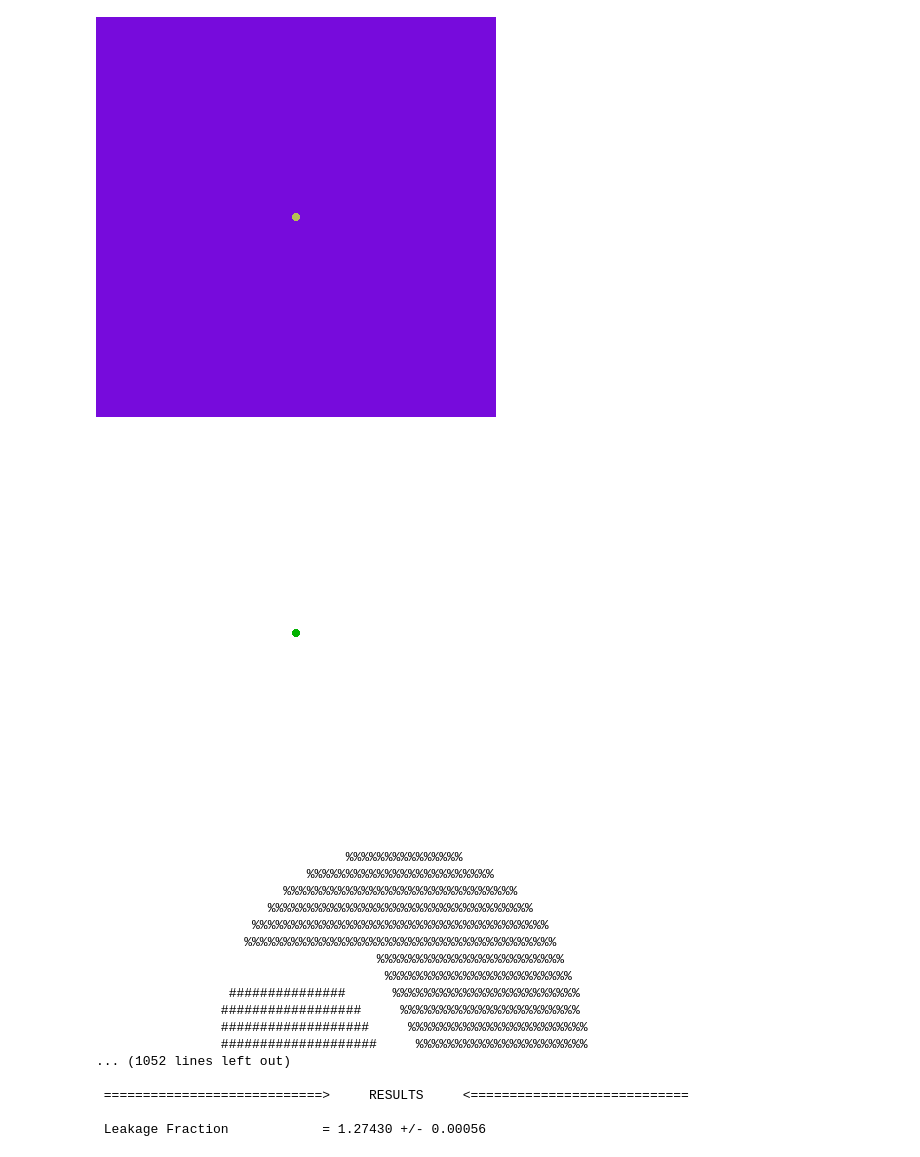
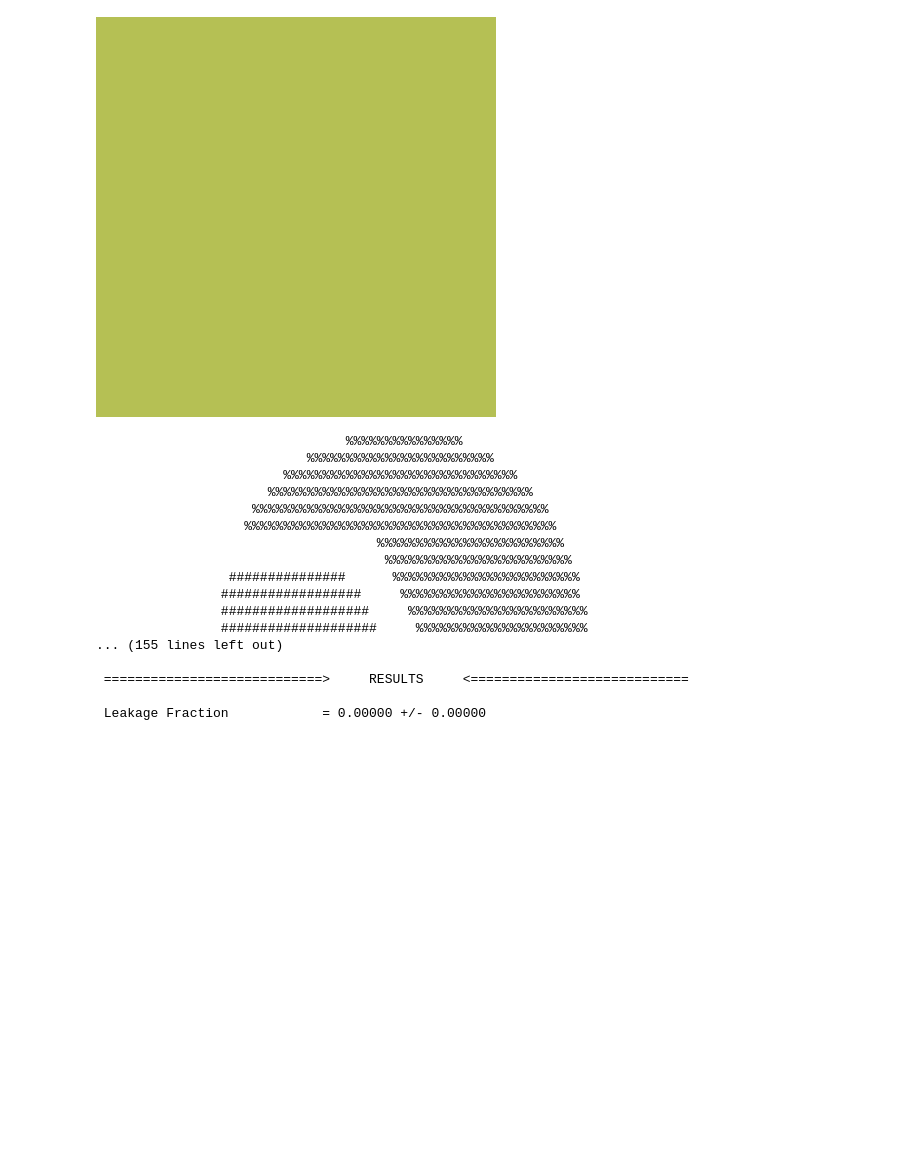
Before and after one commit to johvincau/mcnp-primer-to-openmc, a Jupyter notebook: ex41_residual_nuclei_tally.ipynb, the cells around one changed output. Drawn from its saved outputs; the diff is of its cells as text; code cells hidden in the pictures; blank space fills up the shorter version.

```diff
--- a/ex41_residual_nuclei_tally.ipynb
+++ b/ex41_residual_nuclei_tally.ipynb
@@ -14,13 +16,13 @@ import pathlib
 # Material Definition
 p = 'wo'
 m1 = openmc.Material()
-m1.add_nuclide('Pb208',1.0,p)
-m1.set_density('g/cc',11.0)
+m1.add_element('Pb',1.0)
+m1.set_density('g/cc',11)
 
 materials = openmc.Materials([m1])
 # %%
 # Surface Specification
-s1 = openmc.Sphere(r=1, boundary_type='vacuum')
+s1 = openmc.Sphere(r=100, boundary_type='vacuum')
 
 # Cell specification
 c1 = openmc.Cell(fill=m1,region=-s1)
@@ -32,12 +34,12 @@ The openmc.ParticleProductionFilter may provide an adjacent capability.
 # %%
 # Tally specification
 f8 = openmc.Tally()
-f8.filters = []
-f8.filters.append(openmc.ParticleProductionFilter(['electron','proton','gamma'],
-                                                  energies=np.logspace(-10,10,5,base=10)))
-#f8.filters.append(openmc.CellFilter(c1))
-f8.scores = ['flux']
+#f8.filters = [openmc.CellFilter([c1]), openmc.EnergyFilter(np.logspace(-3,8,12,base=10)),openmc.ParticleFilter(['electron','photon'])]
 
+f8.filters.append(openmc.ParticleProductionFilter(['electron','photon','gamma'],energies=np.logspace(4,10,7,base=10)))
+#f8.filters.append(openmc.ParticleFilter(['electron','gamma']))
+
+f8.scores = ['events']
 tallies = openmc.Tallies(tallies=[f8])
 # %% [markdown]
 The source specification in this case is a 1.2 GeV beam source of protons proceeding with a direction of DIR = (0,0,1) and velocity unit vector (0,0,1).
@@ -78,8 +78,8 @@ settings.run_mode='fixed source'
 source = openmc.IndependentSource()
 source.space = openmc.stats.Point((0,0,1))
 source.angle = openmc.stats.Monodirectional((0,0,-1))
-source.particle = 'neutron'
-source.energy = openmc.stats.delta_function(1e7) # energy in eV
+source.particle = 'photon'
+source.energy = openmc.stats.delta_function(1e7)
 
 # Enable photon transport
 settings.photon_transport = True
@@ -87,37 +87,33 @@ settings.photon_transport = True
 # fluorescence photons and auger electrons enabled
 settings.atomic_relaxation = True
 
+
+settings.electron_treatment = 'ttb'
+
 settings.source = source
+
 
 # History settings
 settings.particles = 1000
-settings.batches = 1000
+settings.batches = 100
 # %%
 model = openmc.model.Model(geometry, materials, settings, tallies)
 # %%
 plots = openmc.Plots()
-w = 1
+w = 100
 origin = (0,0,0)
 
 plot = openmc.SlicePlot()
-plot.basis = 'xz'
+plot.basis = 'xy'
 plot.origin = origin
 plot.width = (w,w)
 plot.pixels = (400, 400)
 plot.color_by= 'cell'
 plots.append(plot)
-
-plot = openmc.SlicePlot()
-plot.basis = 'yz'
-plot.origin = origin
-plot.width = (w,w)
-plot.pixels = (400, 400)
-plot.color_by= 'material'
-plots.append(plot)
+model.export_to_xml()
 openmc.plot_inline(plots)
 # %% [output]
-[figure, old version]
+[figure, new version]
-[figure, removed]
 # %%
 sp_filename = model.run()
 # %% [output]
@@ -133,11 +129,11 @@ sp_filename = model.run()
                 ##################     %%%%%%%%%%%%%%%%%%%%%%%
                 ###################     %%%%%%%%%%%%%%%%%%%%%%%
                 ####################     %%%%%%%%%%%%%%%%%%%%%%
-... (1052 lines left out)
+... (155 lines left out)
 
  ============================>     RESULTS     <============================
 
- Leakage Fraction            = 1.27430 +/- 0.00056
+ Leakage Fraction            = 0.00000 +/- 0.00000
 # %%
 with openmc.StatePoint(sp_filename) as sp:
     for key in (sp.tallies.keys()):
```
Also changed, not shown: parts of 6 cells of this notebook, 15 other files.
